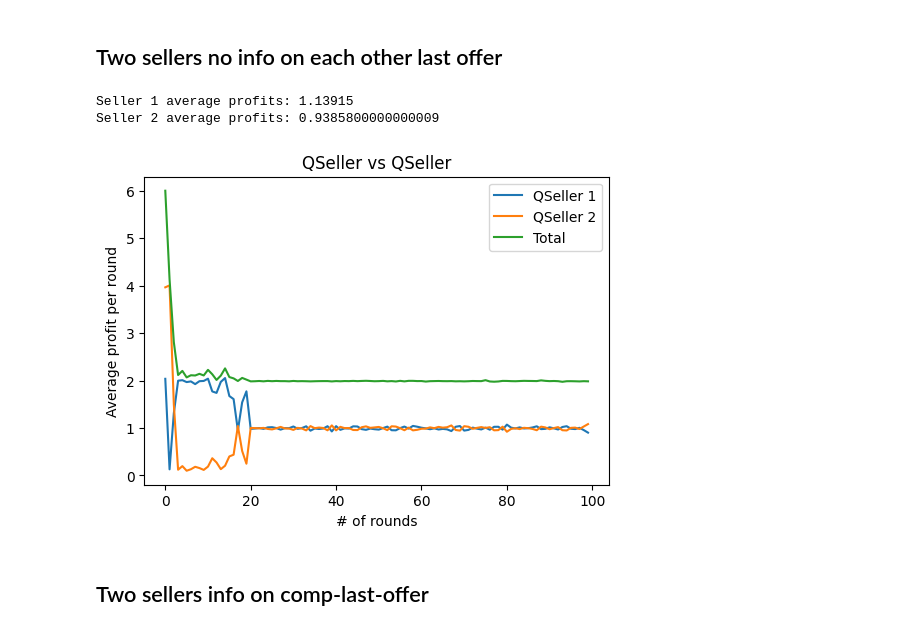
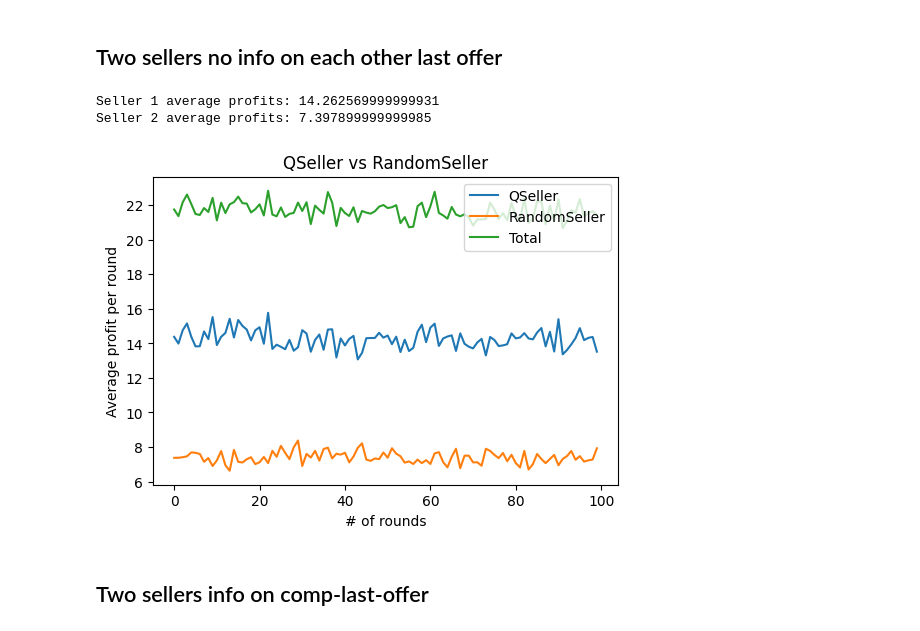
Before and after one commit to Lenguist/insight-game-ai, a Jupyter notebook: two-sellers.ipynb, the cells around one changed output. Saved outputs shown, nothing was run; the diff lists cells and outputs as text; code cells hidden in the pictures.

```diff
--- a/two-sellers.ipynb
+++ b/two-sellers.ipynb
@@ -368,42 +366,45 @@ seller1 = QLearningSeller(value=value,
 
 #seller2 = DescentArithmeticSeller(value=value,
 #                         init_offer=init_offer, init_descent=40)
+
+seller2 = RandomSeller(value=value,
+                      init_offer=init_offer)
 sellers = [seller1, seller2]
 
 profits_seller1 = []
 profits_seller2 = []
 
 # Simulation of 100 rounds
 for _ in range(100):
     total_profits = [0 for i in range(len(sellers))]
     for i in range(rounds):
         maxprice = int(random.uniform(range_min, range_max+1))
         edubuyer = EducatedBuyer(maxprice, imp_incr)
         profits = two_seller_negotiation(edubuyer, sellers, False)
         #print(qseller.q_table)
         for i in range(len(sellers)):
             total_profits[i] += profits[i] /rounds
 
     profits_seller1.append(total_profits[0])
     profits_seller2.append(total_profits[1])
 print("Seller 1 average profits: " + str(sum(profits_seller1)/100))
 print("Seller 2 average profits: " + str(sum(profits_seller2)/100))
 #print("Seller 1 policy:" + str(seller1.get_optimal_policy((100,0))))
 #print("Seller 2 policy:" + str(seller2.get_optimal_policy((100,0))))
 fig, ax = plt.subplots(figsize=(6, 4))
 ax.plot(profits_seller1, label='QSeller')
 ax.plot(profits_seller2, label='RandomSeller')
 ax.plot([profits_seller2[i]+profits_seller1[i] for i in range(len(profits_seller1))], label='Total')
 #ax.axhline(45, color='r', linestyle='--', label='y=45 line')  # This will create a horizontal line at y=45
 ax.set_xlabel('# of rounds')
 ax.set_ylabel('Average profit per round')
 ax.set_title('QSeller vs RandomSeller')
 ax.legend()
 plt.show()
 # %% [output]
-Seller 1 average profits: 1.13915
-Seller 2 average profits: 0.9385800000000009
+Seller 1 average profits: 14.262569999999931
+Seller 2 average profits: 7.397899999999985
-[figure, old version]
+[figure, new version]
 # %% [markdown]
 ## Two sellers info on comp-last-offer
 # %%
```
Also changed, not shown: parts of 5 cells of this notebook.
